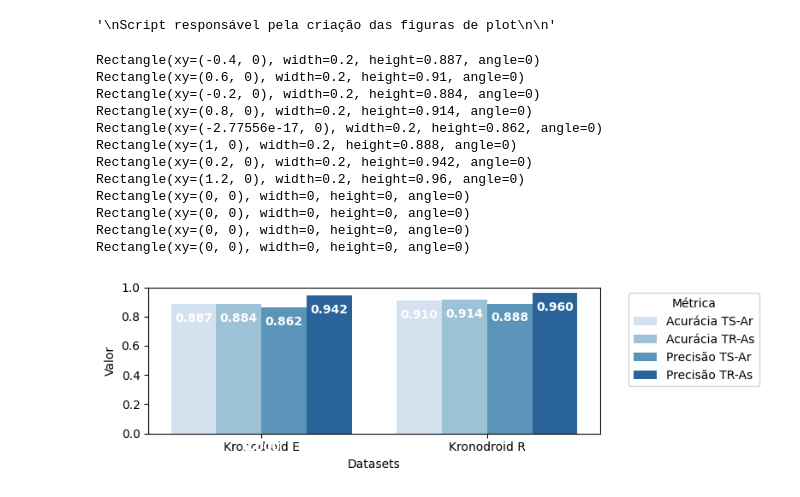
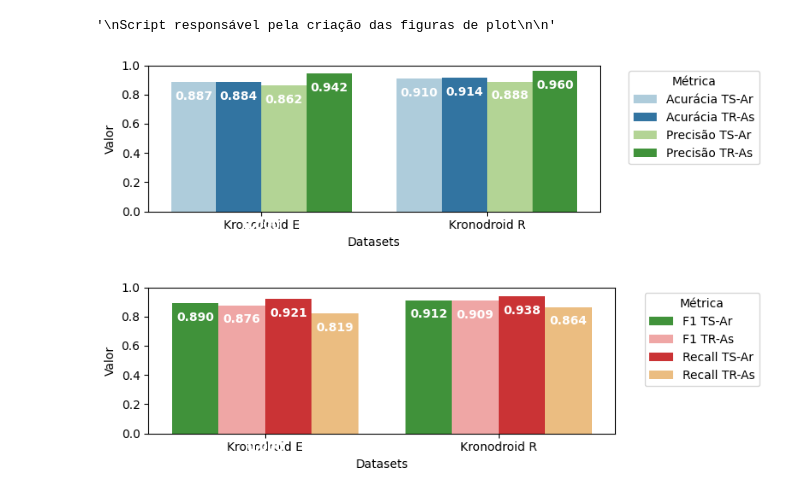
Before and after one commit to SBSegSF24/MalSynGen, a Jupyter notebook: plots.ipynb, the cells around one changed output. Cells and saved outputs as stored; diff of their text form; code cells hidden in the pictures.

```diff
--- a/plots.ipynb
+++ b/plots.ipynb
@@ -38,7 +38,7 @@ plot_3 = {
     "Recall TR-As": [0.819, 0.864]
 }
 # %%
-def plot_and_save_as_pdf(data, plot_name='plots', figsize=(12, 6)):
+def plot_and_save_as_pdf(data, plot_name='plots',figsize=(12, 6),start_color=0):
     """
     Função de plot e salavemnto em figuras
 
@@ -46,9 +46,11 @@ def plot_and_save_as_pdf(data, plot_name='plots', figsize=(12, 6)):
     - data: dados no formato csv
     - plot_name: nome do plot
     - figsize: tamanho da figura
+    - start_color: cor inicial da figura
 
     """
-
+    palette_color = sns.color_palette("Paired")
+    palette_color = palette_color[start_color:] + palette_color[:start_color]
     # Create a DataFrame
     df = pd.DataFrame(data)
 
@@ -57,7 +59,7 @@ def plot_and_save_as_pdf(data, plot_name='plots', figsize=(12, 6)):
 
     # Plotting
     plt.figure(figsize=figsize)
-    ax = sns.barplot(x="Datasets", y="Valor", hue="Métrica", data=df_melted, palette='Blues')
+    ax = sns.barplot(x="Datasets", y="Valor", hue="Métrica", data=df_melted, palette=palette_color)
 
     # Set y-axis limit
     ax.set_ylim(0, 1)
@@ -96,18 +98,8 @@ def plot_and_save_as_pdf(data, plot_name='plots', figsize=(12, 6)):
     plt.show()
 # %%
 # Call the function to create and save the plot
-plot_and_save_as_pdf(data=plot_1, plot_name='plot_2-v2', figsize=(8, 2.5))
+plot_and_save_as_pdf(data=plot_1, plot_name='plot_1-v2', figsize=(8, 2.5), start_color=0)
+plot_and_save_as_pdf(data=plot_2, plot_name='plot_2-v2', figsize=(8, 2.5),start_color=3)
 # %% [output]
-Rectangle(xy=(-0.4, 0), width=0.2, height=0.887, angle=0)
-Rectangle(xy=(0.6, 0), width=0.2, height=0.91, angle=0)
-Rectangle(xy=(-0.2, 0), width=0.2, height=0.884, angle=0)
-Rectangle(xy=(0.8, 0), width=0.2, height=0.914, angle=0)
-Rectangle(xy=(-2.77556e-17, 0), width=0.2, height=0.862, angle=0)
-Rectangle(xy=(1, 0), width=0.2, height=0.888, angle=0)
-Rectangle(xy=(0.2, 0), width=0.2, height=0.942, angle=0)
-Rectangle(xy=(1.2, 0), width=0.2, height=0.96, angle=0)
-Rectangle(xy=(0, 0), width=0, height=0, angle=0)
-Rectangle(xy=(0, 0), width=0, height=0, angle=0)
-Rectangle(xy=(0, 0), width=0, height=0, angle=0)
-Rectangle(xy=(0, 0), width=0, height=0, angle=0)
-[figure, old version]
+[figure, new version]
+[figure, added]
```
